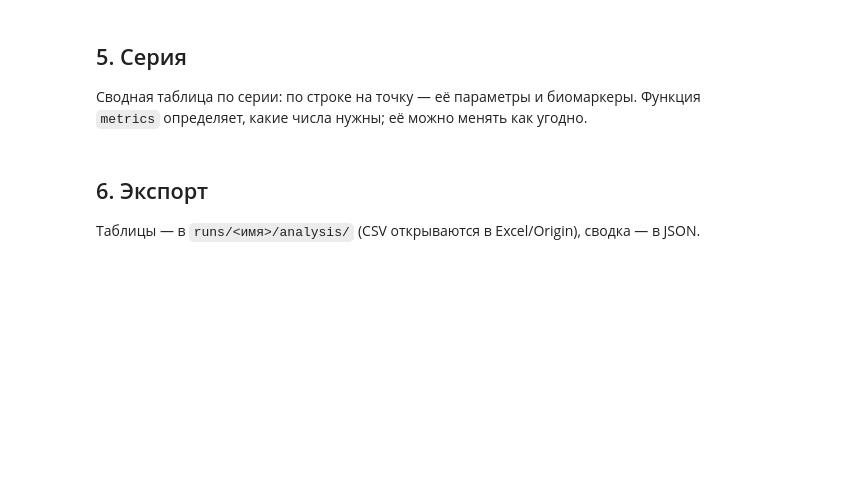
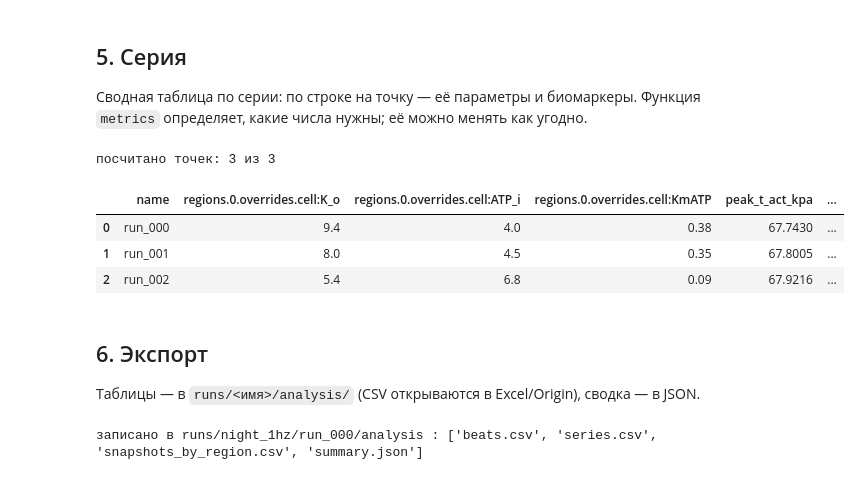
Before and after one commit to alexkursanov/Cardio2D, a Jupyter notebook: notebooks/03_analysis.ipynb, the cells around one changed output. Drawn from its saved outputs; the diff is of its cells as text; code cells hidden in the pictures; blank space fills up the shorter version.

```diff
--- a/notebooks/03_analysis.ipynb
+++ b/notebooks/03_analysis.ipynb
@@ -40,7 +52,7 @@ pd.DataFrame(list_runs())
 
 Имя папки в `runs/` (или полный путь к папке с `run.json`).
 # %%
-RUN_DIR = RUNS / "nb_quick"          # ночная серия: RUNS / "night" / "run_000"
+RUN_DIR = RUNS / "night_1hz" / "run_000"          # ночная серия: RUNS / "night" / "run_000"
 
 run = open_run(RUN_DIR)
 m = run.manifest
@@ -163,36 +265,42 @@ snap_table if not snap_table.empty else print("снимков нет (output.sna
 Сводная таблица по серии: по строке на точку — её параметры и биомаркеры. Функция `metrics`
 определяет, какие числа нужны; её можно менять как угодно.
 # %%
-SWEEP_DIR = RUNS / "nb_quick_sweep"  # ночная серия: RUNS / "night"
+SWEEP_DIR = RUNS / "night_1hz"  # ночная серия: RUNS / "night"
 SWEEP_BEAT = -1                      # удар для метрик серии: -1 — последний (установившийся)
 
 def metrics(r):
     out = bm.mechanics_summary(r.series())
     try:
         mp = r.activation()
         b = SWEEP_BEAT % mp.n_beats
         out.update(bm.activation_summary(mp.act[:, b]))
         a = bm.apd_summary(mp.apd[:, b], mp.region)
         out["APD mean, мс"] = a["mean_ms"]
         for reg, st in a["by_region"].items():
             out[f"APD регион {reg}"] = st["mean"]
     except FileNotFoundError:
         pass
     return out
 
 if (SWEEP_DIR / "sweep.json").exists():
     sweep = open_sweep(SWEEP_DIR)
     sweep_table = pd.DataFrame(sweep.table(metrics))
     done = sum(p["status"] == "finished" for p in sweep.points)
     print(f"посчитано точек: {done} из {len(sweep.points)}")
     if sweep_table.empty:
         sweep_table = None
         print("запустите серию в 01_run.ipynb (раздел 6, RUN_SWEEP или RUN_SWEEP_MPI)")
     else:
         display(sweep_table)
 else:
     sweep_table = None
     print(f"серии в {SWEEP_DIR.relative_to(ROOT)} нет — запустите её в 01_run.ipynb (раздел 6)")
+# %% [output]
+посчитано точек: 3 из 3
+|  | name | regions.0.overrides.cell:K_o | regions.0.overrides.cell:ATP_i | regions.0.overrides.cell:KmATP | peak_t_act_kpa | ... |
+| 0 | run_000 | 9.4 | 4.0 | 0.38 | 67.7430 | ... |
+| 1 | run_001 | 8.0 | 4.5 | 0.35 | 67.8005 | ... |
+| 2 | run_002 | 5.4 | 6.8 | 0.09 | 67.9216 | ... |
 # %% [markdown]
 ## 6. Экспорт
 
@@ -213,3 +321,5 @@ summary = {"run": str(run.dir.relative_to(ROOT)), "mechanics": mech,
 (out_dir / "summary.json").write_text(json.dumps(summary, ensure_ascii=False, indent=2, default=float),
                                       encoding="utf-8")
 print("записано в", out_dir.relative_to(ROOT), ":", sorted(p.name for p in out_dir.iterdir()))
+# %% [output]
+записано в runs/night_1hz/run_000/analysis : ['beats.csv', 'series.csv', 'snapshots_by_region.csv', 'summary.json']
```
Also changed, not shown: parts of 11 cells of this notebook, 2 other files.
